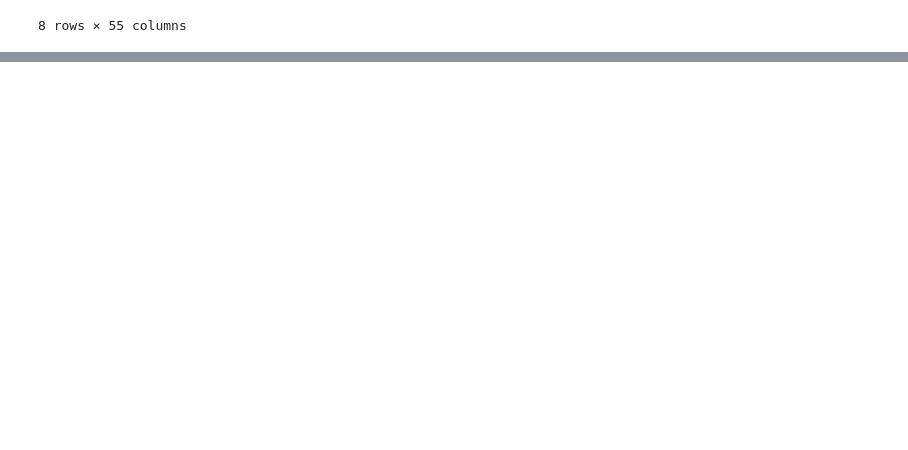
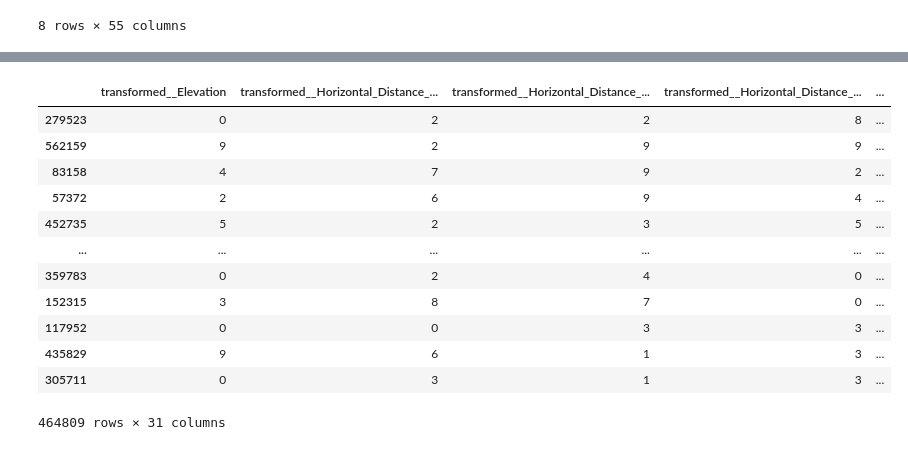
Before and after one commit to ParsaDEV15/Analysis-Projects, a Jupyter notebook: CoverTypeML/CoverTypeML.ipynb, the cells around one changed output, grey strips where cells are left out. Cells and saved outputs as stored; diff of their text form; code cells hidden in the pictures; blank space fills up the shorter version.

```diff
--- a/CoverTypeML/CoverTypeML.ipynb
+++ b/CoverTypeML/CoverTypeML.ipynb
@@ -74,0 +133,3 @@ print(f1)
+# %%
+new_cols = X_train.columns[:10].tolist()
+hist_maker(df=X_train, columns=new_cols, max_rows=5, max_cols=2)
@@ -74,0 +138,8 @@ print(f1)
+# %%
+from feature_engine.discretisation import EqualFrequencyDiscretiser
+
+discretiser = EqualFrequencyDiscretiser(q=10, variables=new_cols)
+X_train = discretiser.fit_transform(X_train)
+X_test = discretiser.transform(X_test)
+
+X_train.head()
@@ -74,0 +159,3 @@ print(f1)
+# %%
+xgboost = XGBClassifier(random_state=42, device='cuda')
+xgboost.fit(X_train, y_train)
@@ -74,0 +179,10 @@ print(f1)
+# %%
+importance_dict = xgboost.get_booster().get_score(importance_type='total_gain')
+features_name = importance_dict.keys()
+importance_score = importance_dict.values()
+
+importance_df = pd.DataFrame({
+    'Features': features_name,
+    'Importance': importance_score
+}).sort_values('Importance', ascending=False).reset_index(drop=True)
+importance_df
@@ -74,0 +207,20 @@ print(f1)
+# %%
+best_features = importance_df.loc[:30, 'Features'].tolist()
+X_train = X_train.loc[:, best_features]
+X_test = X_test.loc[:, best_features]
+
+X_train
+# %% [output]
+|  | transformed__Elevation | transformed__Horizontal_Distance_... | transformed__Horizontal_Distance_... | transformed__Horizontal_Distance_... | ... |
+| 279523 | 0 | 2 | 2 | 8 | ... |
+| 562159 | 9 | 2 | 9 | 9 | ... |
+| 83158 | 4 | 7 | 9 | 2 | ... |
+| 57372 | 2 | 6 | 9 | 4 | ... |
+| 452735 | 5 | 2 | 3 | 5 | ... |
+| ... | ... | ... | ... | ... | ... |
+| 359783 | 0 | 2 | 4 | 0 | ... |
+| 152315 | 3 | 8 | 7 | 0 | ... |
+| 117952 | 0 | 0 | 3 | 3 | ... |
+| 435829 | 9 | 6 | 1 | 3 | ... |
+| 305711 | 0 | 3 | 1 | 3 | ... |
+464809 rows × 31 columns
```
Also changed, not shown: parts of 18 cells of this notebook.
